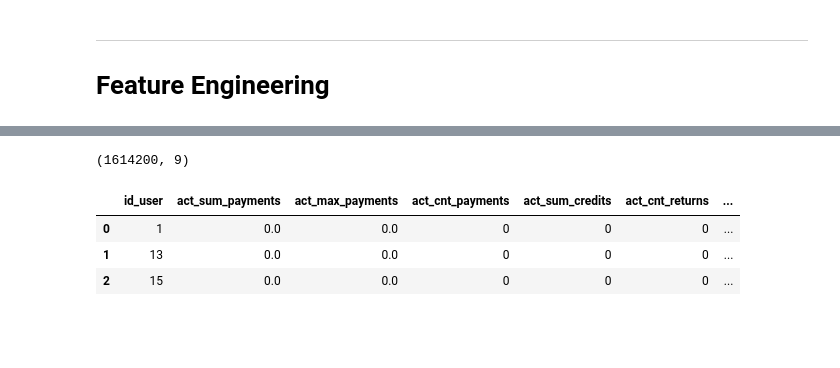
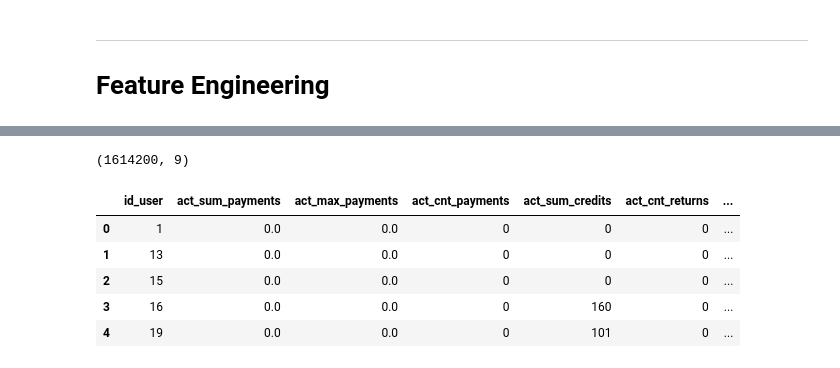
Before and after one commit to Chuchman-Dima/Revenue-Forecast-7d, a Jupyter notebook: src/ipynb/model.ipynb, the cells around one changed output, grey strips where cells are left out. Cells and saved outputs as stored; diff of their text form; code cells hidden in the pictures; blank space fills up the shorter version.

```diff
--- a/src/ipynb/model.ipynb
+++ b/src/ipynb/model.ipynb
@@ -234,23 +246,25 @@ After delete duplicate:  0
 # %%
 # Агрегуємо actions по юзеру
 # Кожен юзер має 4 інтервали (6-годинні) => агрегуємо суми та розраховуємо поведінкові фічі
-actions_agg = actions.groupby('id_user').agg(
+actions_agg = df_actions.groupby('id_user').agg(
     act_sum_payments=('sum_payments', 'sum'),
     act_max_payments=('sum_payments', 'max'),
     act_cnt_payments=('cnt_payments', 'sum'),
     act_sum_credits=('sum_credits_spend', 'sum'),
     act_cnt_returns=('cnt_returns', 'sum'),
     act_sum_visits=('cnt_visit_other_users', 'sum'),
     act_max_visits=('cnt_visit_other_users', 'max'),
-    # Чи була активність взагалі у другому/третьому/четвертому інтервалі (прокси retention)
+    # Чи була активність взагалі у другому/третьому/четвертому інтервалі
     act_active_intervals=('cnt_visit_other_users', lambda x: (x > 0).sum()),
 ).reset_index()
 
 print(actions_agg.shape)
-actions_agg.head(3)
+actions_agg.head()
 # %% [output]
 (1614200, 9)
 |  | id_user | act_sum_payments | act_max_payments | act_cnt_payments | act_sum_credits | act_cnt_returns | ... |
 | 0 | 1 | 0.0 | 0.0 | 0 | 0 | 0 | ... |
 | 1 | 13 | 0.0 | 0.0 | 0 | 0 | 0 | ... |
 | 2 | 15 | 0.0 | 0.0 | 0 | 0 | 0 | ... |
+| 3 | 16 | 0.0 | 0.0 | 0 | 160 | 0 | ... |
+| 4 | 19 | 0.0 | 0.0 | 0 | 101 | 0 | ... |
```
Also changed, not shown: parts of 7 cells of this notebook.
